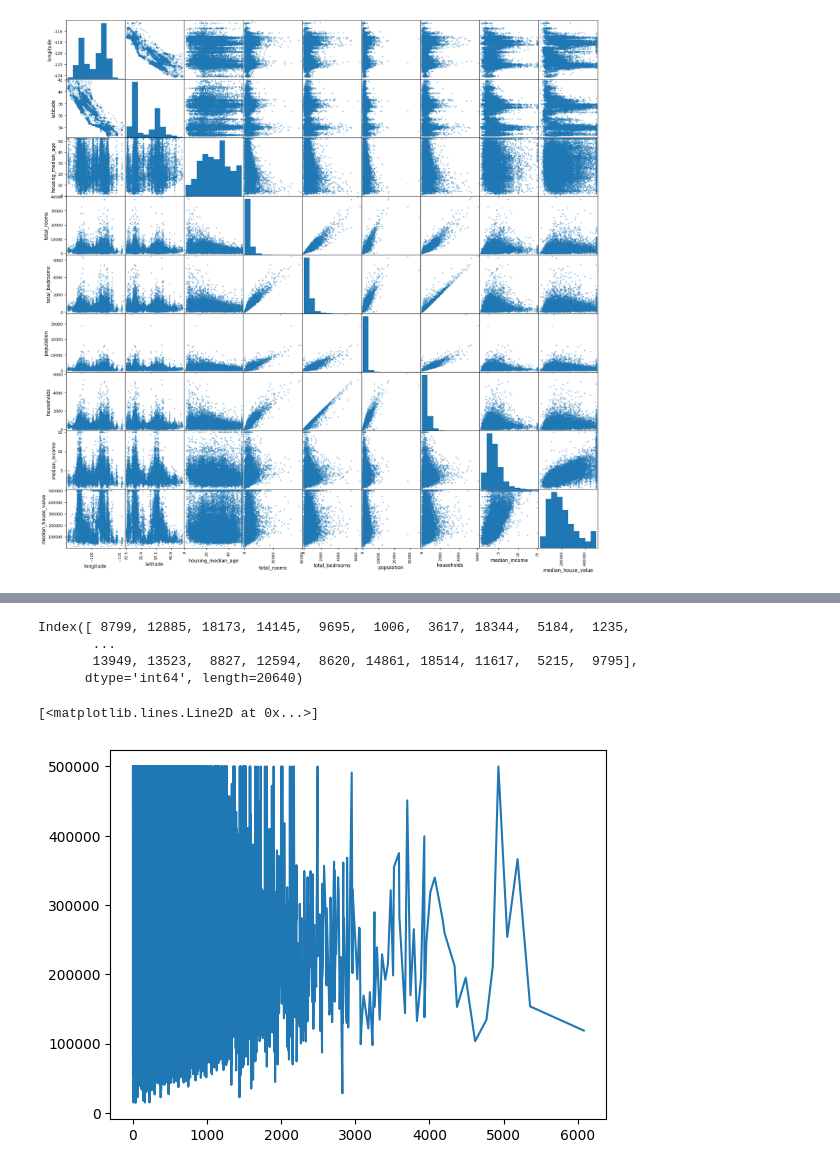
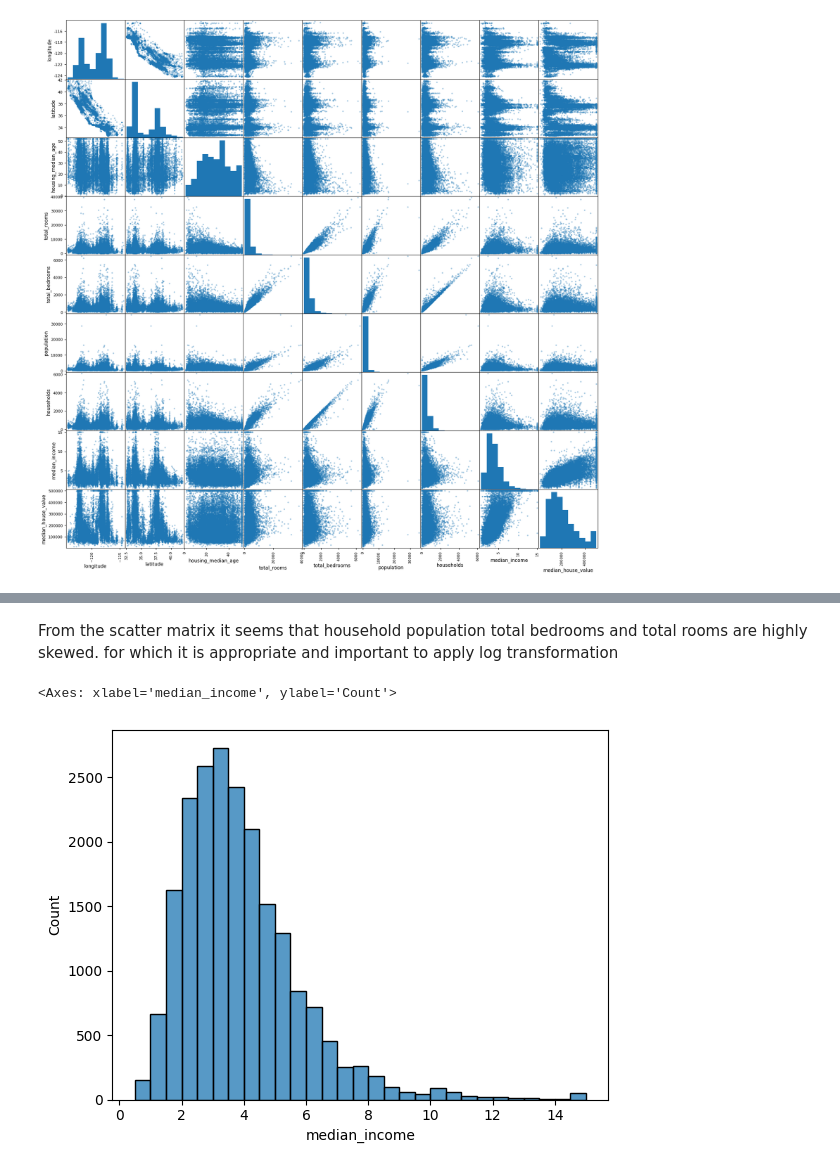
Before and after one commit to Prashant-Bista/SVM, a Jupyter notebook: SVR_housing.ipynb, the cells around one changed output, grey strips where cells are left out. Cells and saved outputs as stored; diff of their text form; code cells hidden in the pictures.

```diff
--- a/SVR_housing.ipynb
+++ b/SVR_housing.ipynb
@@ -127,12 +133,7 @@ plt.plot(housing_data["population"],range(len(housing_data["population"])))
-# %%
-housing_data["households"].sort_values().index
-# %% [output]
-Index([ 8799, 12885, 18173, 14145,  9695,  1006,  3617, 18344,  5184,  1235,
-       ...
-       13949, 13523,  8827, 12594,  8620, 14861, 18514, 11617,  5215,  9795],
-      dtype='int64', length=20640)
-# %%
-plt.plot(housing_data["households"].sort_values(),housing_data["median_house_value"][housing_data["households"].sort_values().index])
-# %% [output]
-[<matplotlib.lines.Line2D at 0x...>]
-[figure, removed]
+# %% [markdown]
+From the scatter matrix it seems that household population total bedrooms and total rooms are highly skewed. for which it is appropriate and important to apply log transformation
+# %%
+sns.histplot(housing_data["median_income"],binwidth=0.5)
+# %% [output]
+<Axes: xlabel='median_income', ylabel='Count'>
+[figure, added]
```
Also changed, not shown: parts of 15 cells of this notebook, 1 other file.
